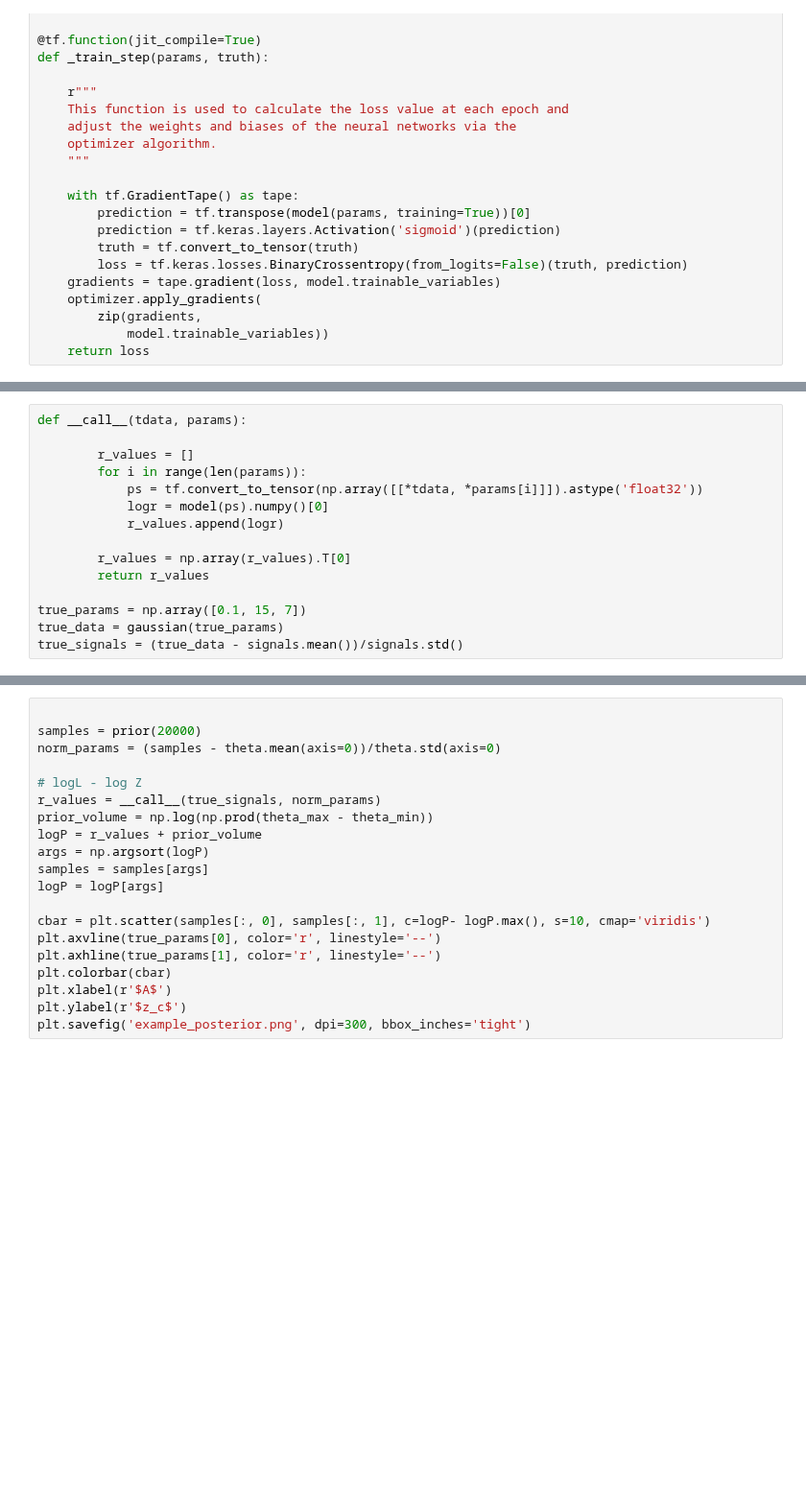
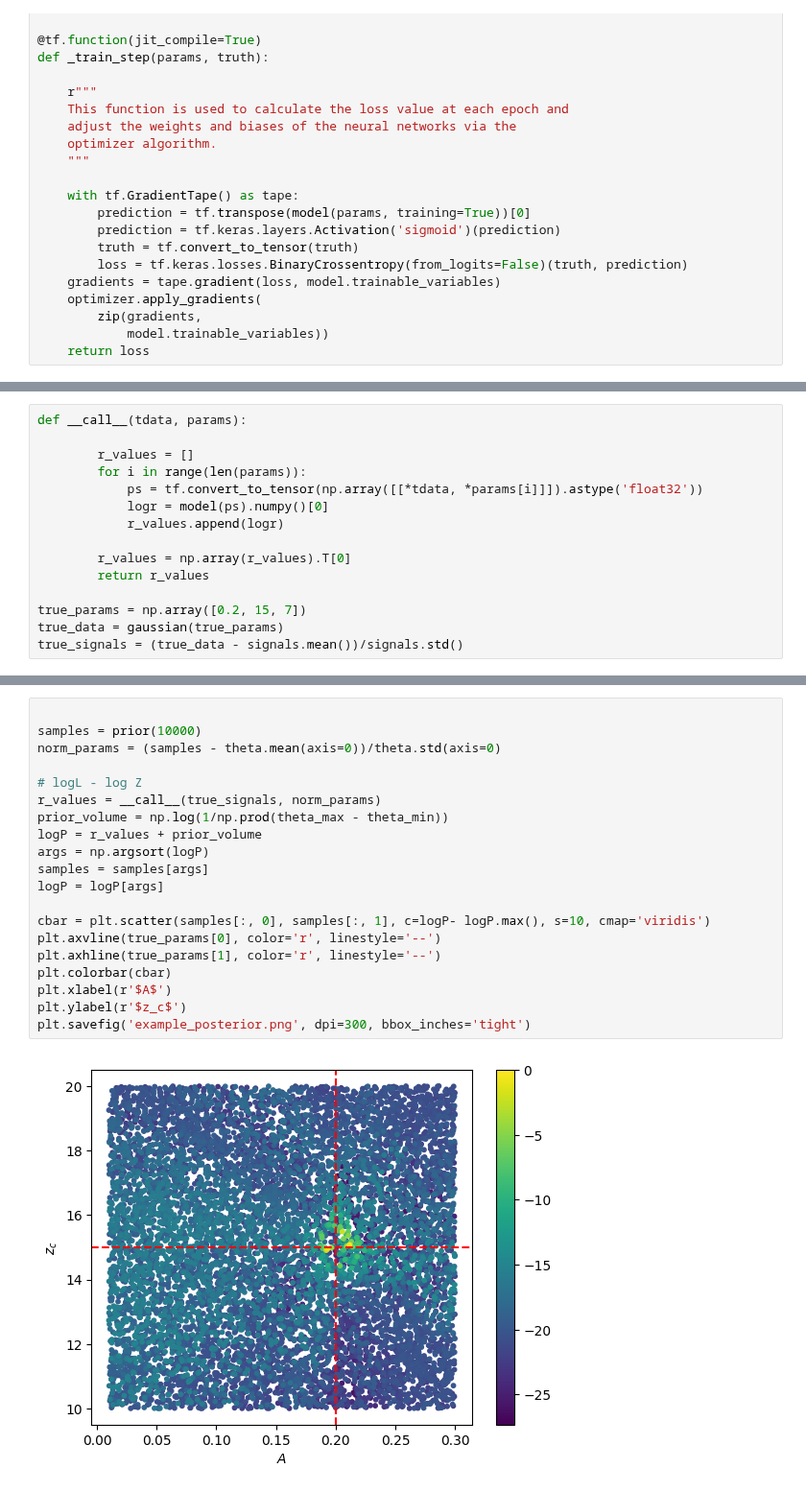
Before and after one commit to htjb/Talks, a Jupyter notebook: Lectures/MPhil_Data_Intensive_Science_Lectures/mphil-lecture-examples/nre/nre.ipynb, the cells around one changed output, grey strips where cells are left out. Shown at 96% size. Cells and saved outputs as stored; diff of their text form; blank space fills up the shorter version.

```diff
--- a/Lectures/MPhil_Data_Intensive_Science_Lectures/mphil-lecture-examples/nre/nre.ipynb
+++ b/Lectures/MPhil_Data_Intensive_Science_Lectures/mphil-lecture-examples/nre/nre.ipynb
@@ -205,6 +232,6 @@ def __call__(tdata, params):
         r_values = np.array(r_values).T[0]
         return r_values
 
-true_params = np.array([0.1, 15, 7])
+true_params = np.array([0.2, 15, 7])
 true_data = gaussian(true_params)
 true_signals = (true_data - signals.mean())/signals.std()
@@ -211,20 +244,22 @@ true_signals = (true_data - signals.mean())/signals.std()
 # %%
 
-samples = prior(20000)
+samples = prior(10000)
 norm_params = (samples - theta.mean(axis=0))/theta.std(axis=0)
 
 # logL - log Z
 r_values = __call__(true_signals, norm_params)
-prior_volume = np.log(np.prod(theta_max - theta_min))
+prior_volume = np.log(1/np.prod(theta_max - theta_min))
 logP = r_values + prior_volume
 args = np.argsort(logP)
 samples = samples[args]
 logP = logP[args]
 
 cbar = plt.scatter(samples[:, 0], samples[:, 1], c=logP- logP.max(), s=10, cmap='viridis')
 plt.axvline(true_params[0], color='r', linestyle='--')
 plt.axhline(true_params[1], color='r', linestyle='--')
 plt.colorbar(cbar)
 plt.xlabel(r'$A$')
 plt.ylabel(r'$z_c$')
 plt.savefig('example_posterior.png', dpi=300, bbox_inches='tight')
+# %% [output]
+[figure, added]
```
Also changed, not shown: parts of 13 cells of this notebook.
